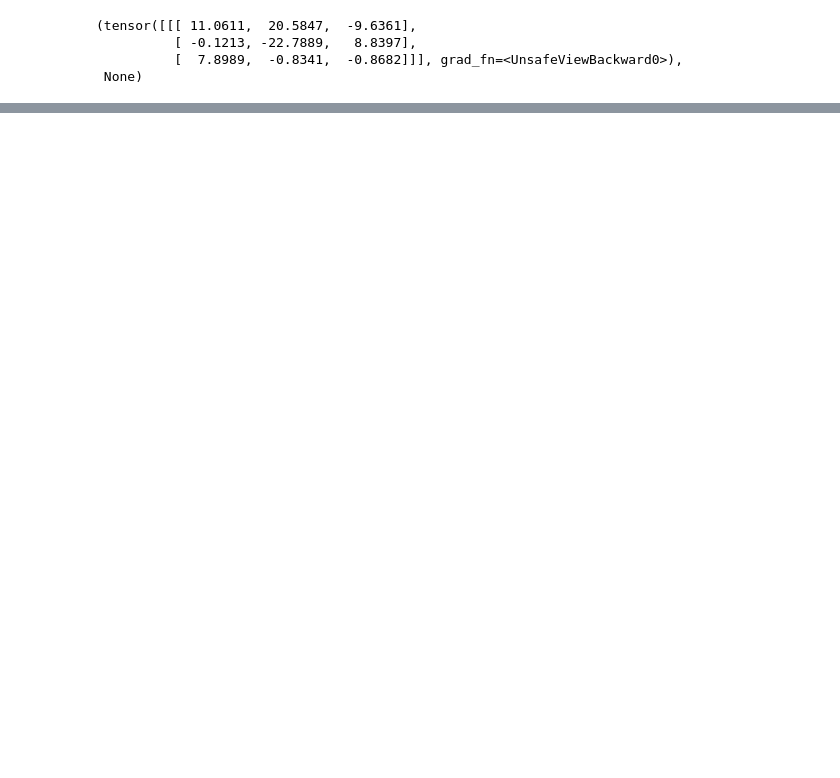
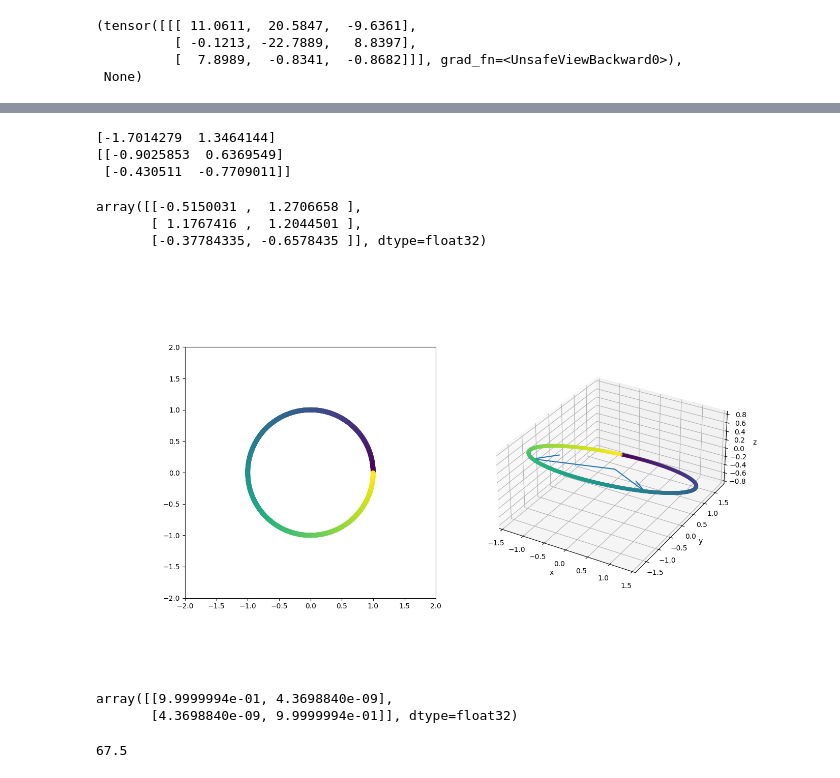
Before and after one commit to zvirgilio/Transformer-Interpretability, a Jupyter notebook: tiny_transformer_walkthrough.ipynb, the cells around one changed output, grey strips where cells are left out. Drawn from its saved outputs; the diff is of its cells as text; code cells hidden in the pictures; blank space fills up the shorter version.

```diff
--- a/tiny_transformer_walkthrough.ipynb
+++ b/tiny_transformer_walkthrough.ipynb
@@ -276,3 +348,6 @@ one_layer_model(torch.arange(0,3, dtype=torch.long).view(1,3))
           [ -0.1213, -22.7889,   8.8397],
           [  7.8989,  -0.8341,  -0.8682]]], grad_fn=<UnsafeViewBackward0>),
  None)
+# %%
+out_proj = one_layer_model.lm_head.weight
+out_proj
@@ -278,0 +359,5 @@ one_layer_model(torch.arange(0,3, dtype=torch.long).view(1,3))
+# %%
+U, S, V = np.linalg.svd(out_proj.detach().numpy(), full_matrices=False)
+print("U = \n", U)
+print("Sigma = \n", np.diag(S))
+print("V = \n", V)
@@ -278,0 +375,51 @@ one_layer_model(torch.arange(0,3, dtype=torch.long).view(1,3))
+# %%
+eigenvalues, eigenvectors = np.linalg.eig(np.matmul(np.diag(S), np.matrix_transpose(V)))
+print(eigenvalues)
+print(eigenvectors)
+# %% [output]
+[-1.7014279  1.3464144]
+[[-0.9025853  0.6369549]
+ [-0.430511  -0.7709011]]
+# %%
+np.matmul(U, np.matmul(np.diag(S), np.matrix_transpose(V)))
+# %% [output]
+array([[-0.5150031 ,  1.2706658 ],
+       [ 1.1767416 ,  1.2044501 ],
+       [-0.37784335, -0.6578435 ]], dtype=float32)
+# %%
+plt.clf()
+from mpl_toolkits.mplot3d import Axes3D
+n=1000
+theta = np.linspace(0, 2*np.pi, n, endpoint=False)
+x = np.cos(theta)
+y = np.sin(theta)
+#colormap
+cmap = plt.get_cmap(None)
+
+U_scaled = U @ np.diag(S)
+
+A = out_proj.detach().numpy()
+XY = np.stack([x,y])
+XYZ = np.matmul(A, XY)
+X, Y, Z = XYZ[0], XYZ[1], XYZ[2]
+
+fig = plt.figure(figsize = (14,8))
+ax1 = fig.add_subplot(1,2,1)
+ax1.scatter(x,y, c=theta, cmap=cmap)
+ax1.axis([-2,2,-2,2])
+ax1.set_aspect('equal')
+
+ax2 = fig.add_subplot(1,2,2, projection='3d')
+ax2.scatter(X, Y, Z, c=theta, cmap=cmap)
+ax2.quiver(np.array([0,0]), np.array([0,0]), np.array([0,0]), U_scaled[0], U_scaled[1], U_scaled[2])
+ax2.set_xlabel('x')
+ax2.set_ylabel('y')
+ax2.set_zlabel('z')
+ax2.set_aspect('equal')
+# %% [output]
+[figure, added]
+# %%
+V @ V.transpose()
+# %% [output]
+array([[9.9999994e-01, 4.3698840e-09],
+       [4.3698840e-09, 9.9999994e-01]], dtype=float32)
@@ -278,0 +428,4 @@ one_layer_model(torch.arange(0,3, dtype=torch.long).view(1,3))
+# %%
+.9*75
+# %% [output]
+67.5
```
Also changed, not shown: parts of 13 cells of this notebook, 7 other files.
